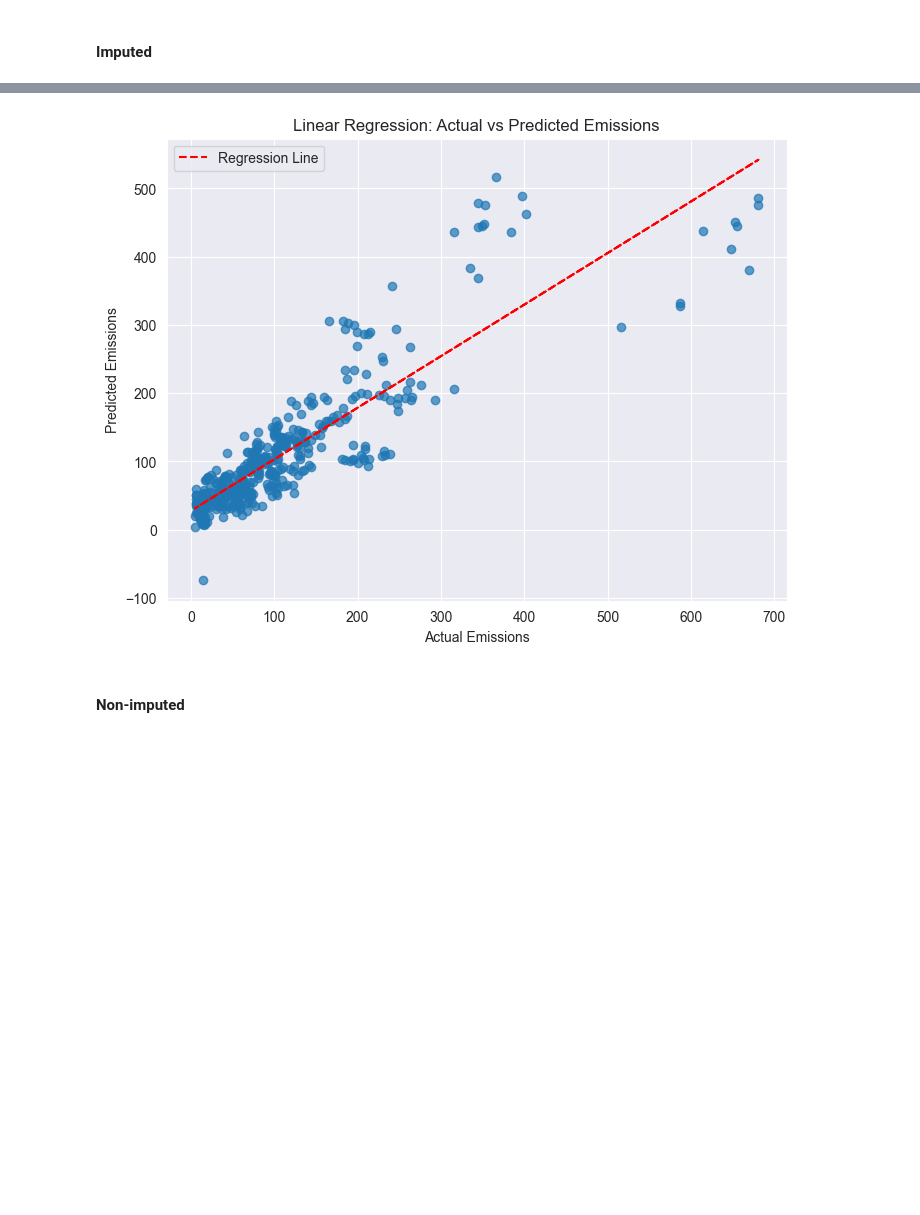
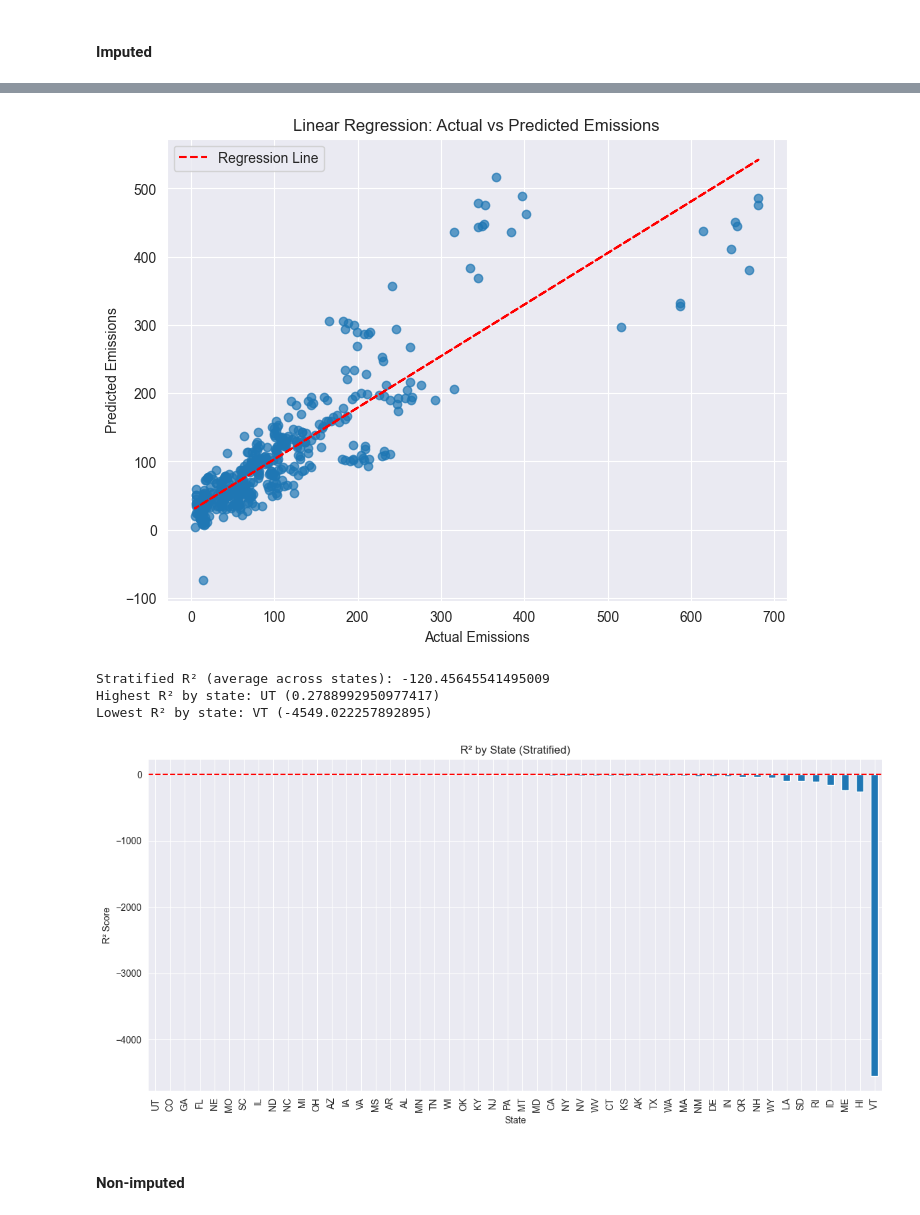
Before and after one commit to AyalYakobe/AirPollutionByPolitics, a Jupyter notebook: src/overview.ipynb, the cells around one changed output, grey strips where cells are left out. Saved outputs shown, nothing was run; the diff lists cells and outputs as text; code cells hidden in the pictures; blank space fills up the shorter version.

```diff
--- a/src/overview.ipynb
+++ b/src/overview.ipynb
@@ -813,6 +791,7 @@ def train_lr_model(df, exclude_columns=["state", "year", "emissions", "party_aff
     y = df['emissions']
 
     X_train, X_test, y_train, y_test = train_test_split(X, y, test_size=0.2, random_state=42)
+    test_states = df.loc[y_test.index, 'state']
 
     start_time = time.time()
     lr_model = LinearRegression()
@@ -837,10 +816,8 @@ def train_lr_model(df, exclude_columns=["state", "year", "emissions", "party_aff
     print("\nFeature Coefficients:")
     print(coef_df)
 
-    # Plotting predicted vs actual
     plt.figure(figsize=(8, 6))
     plt.scatter(y_test, y_pred, alpha=0.7)
-    # Regression line
     z = np.polyfit(y_test, y_pred, 1)
     p = np.poly1d(z)
     plt.plot(y_test, p(y_test), "r--", label='Regression Line')
@@ -851,11 +828,33 @@ def train_lr_model(df, exclude_columns=["state", "year", "emissions", "party_aff
     plt.grid(True)
     plt.show()
 
-    return mse, r2, elapsed_time, coef_df
+    test_results = pd.DataFrame({
+        'state': test_states,
+        'actual': y_test,
+        'predicted': y_pred
+    })
+
+    r2_by_state = test_results.groupby('state').apply(lambda g: r2_score(g['actual'], g['predicted']))
+    stratified_r2 = r2_by_state.mean()
+
+    print(f"\nStratified R² (average across states): {stratified_r2}")
+    print(f"Highest R² by state: {r2_by_state.idxmax()} ({r2_by_state.max()})")
+    print(f"Lowest R² by state: {r2_by_state.idxmin()} ({r2_by_state.min()})")
+
+    plt.figure(figsize=(12, 6))
+    r2_by_state.sort_values(ascending=False).plot(kind='bar')
+    plt.axhline(0, color='red', linestyle='--')
+    plt.title('R² by State (Stratified)')
+    plt.xlabel('State')
+    plt.ylabel('R² Score')
+    plt.tight_layout()
+    plt.show()
+
+    return mse, r2, elapsed_time, coef_df, stratified_r2, r2_by_state.sort_values(ascending=False)
 # %% [markdown]
 #### Imputed
 # %%
-mse_imputed, r2_imputed, elapsed_time_imputed, feature_importance_imputed = train_lr_model(final_df_imputed_normalized)
+mse_imputed, r2_imputed, elapsed_time_imputed, feature_importance_imputed, stratified_r2_imputed, r2_by_state_imputed = train_lr_model(final_df_imputed_normalized)
 # %% [output]
 Mean Squared Error: 2844.6953231776215
 R² Score: 0.7697657357480376
@@ -863,14 +862,18 @@ Time taken: 0.0051996707916259766 seconds
 Explained Variance Score: 0.7698902734774242
 
 Feature Coefficients:
                    Feature  Coefficient
 1               population    91.012820
 0            Policy Scores   -16.011503
 2                     size     9.762727
 3  party_affiliation_score     0.230568
 4  party_affiliation_score     0.230568
 5          political_party     0.020048
 [figure]
+Stratified R² (average across states): -120.45645541495009
+Highest R² by state: UT (0.2788992950977417)
+Lowest R² by state: VT (-4549.022257892895)
+[figure, added]
 # %% [markdown]
 #### Non-imputed
 # %%
```
Also changed, not shown: parts of 36 cells of this notebook.
